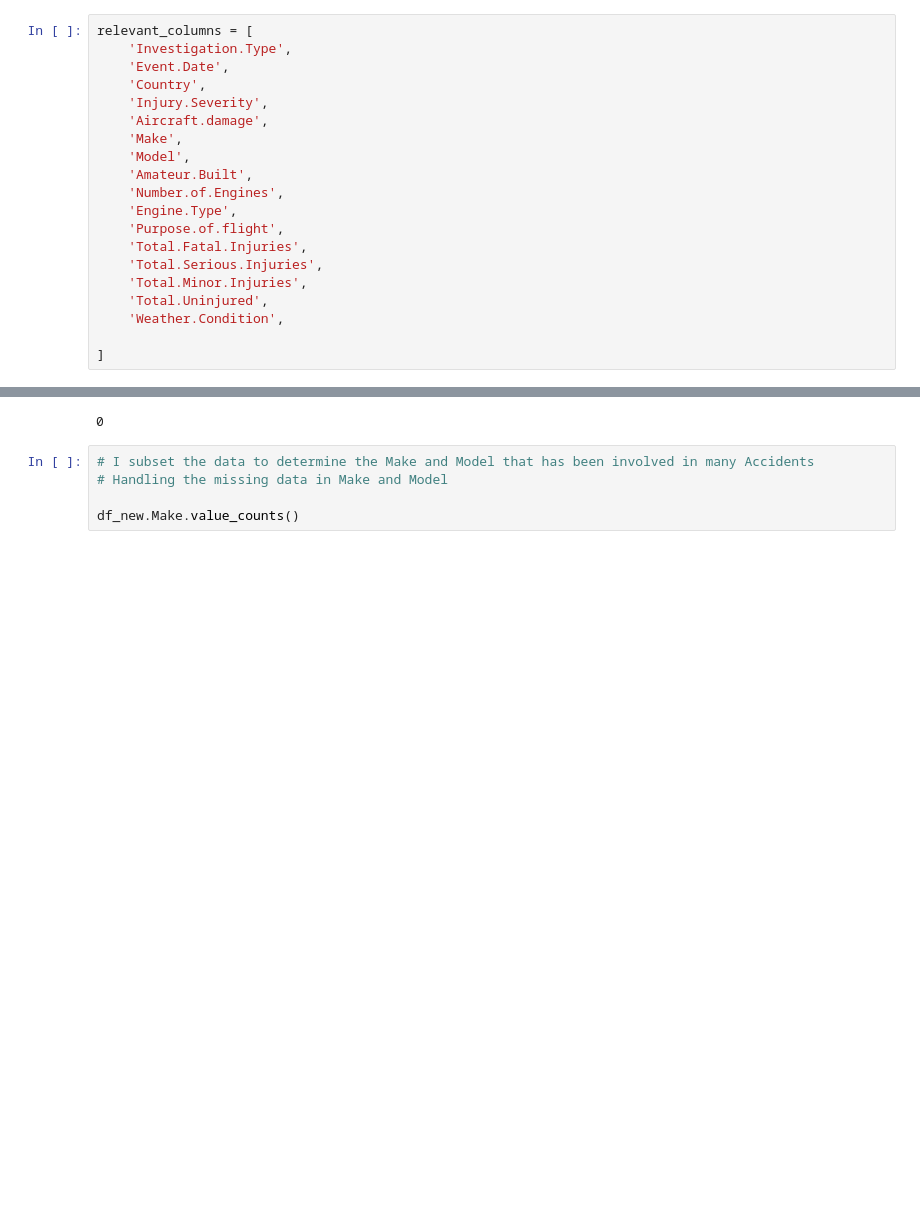
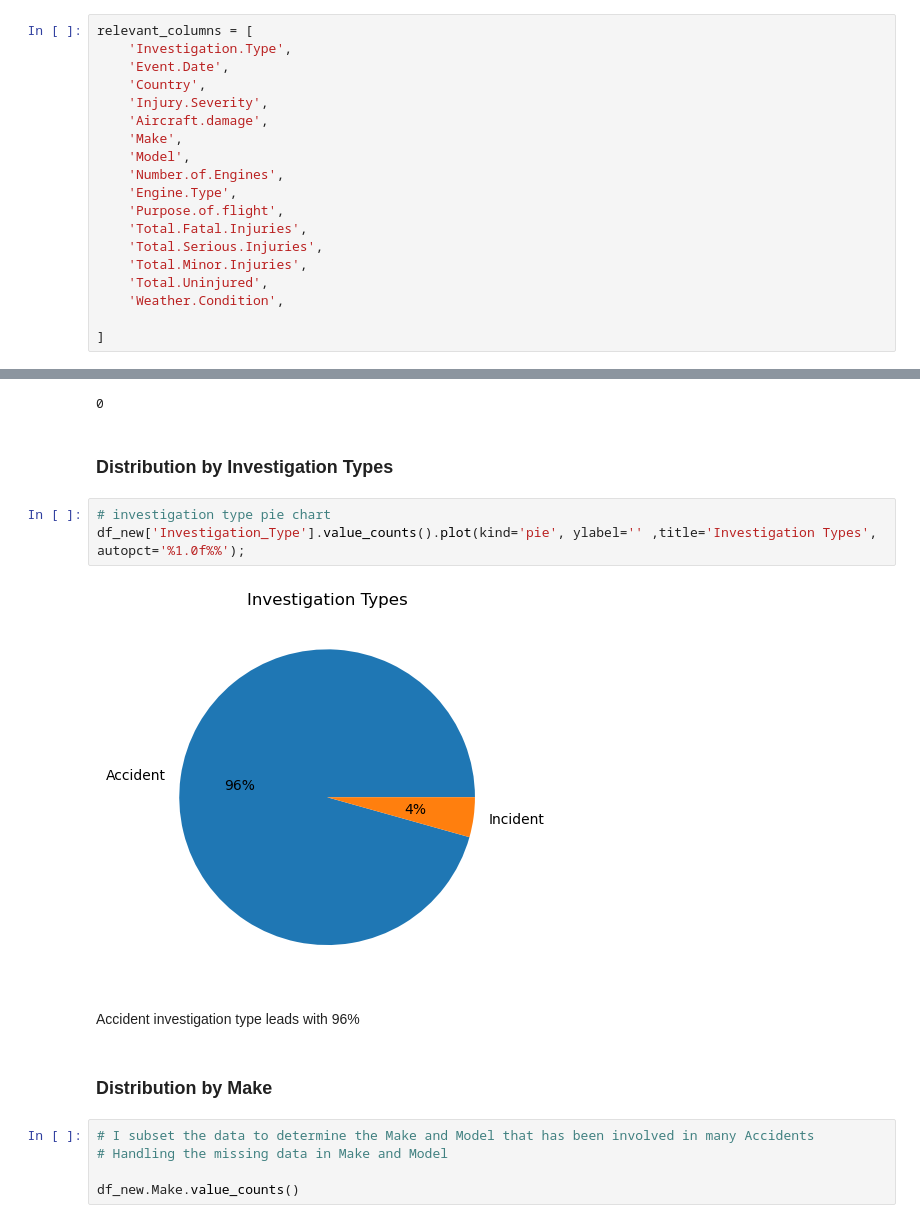
Before and after one commit to am-eric/EDA, a Jupyter notebook: EDA.ipynb, the cells around one changed output, grey strips where cells are left out. Cells and saved outputs as stored; diff of their text form; blank space fills up the shorter version.

Commit message:
Added visualizations

```diff
--- a/EDA.ipynb
+++ b/EDA.ipynb
@@ -83,7 +87,6 @@ relevant_columns = [
     'Aircraft.damage',
     'Make',
     'Model',
-    'Amateur.Built',
     'Number.of.Engines',
     'Engine.Type',
     'Purpose.of.flight',
@@ -146,6 +149,17 @@ Name: count, dtype: int64
 df_new['Investigation_Type'].isna().sum()
 # %% [output]
 0
+# %% [markdown]
+### Distribution by Investigation Types
+# %%
+# investigation type pie chart
+df_new['Investigation_Type'].value_counts().plot(kind='pie', ylabel='' ,title='Investigation Types', autopct='%1.0f%%');
+# %% [output]
+[figure, added]
+# %% [markdown]
+Accident investigation type leads with 96%
+# %% [markdown]
+### Distribution by Make
 # %%
 # I subset the data to determine the Make and Model that has been involved in many Accidents
 # Handling the missing data in Make and Model
```
Also changed, not shown: parts of 8 cells of this notebook.
